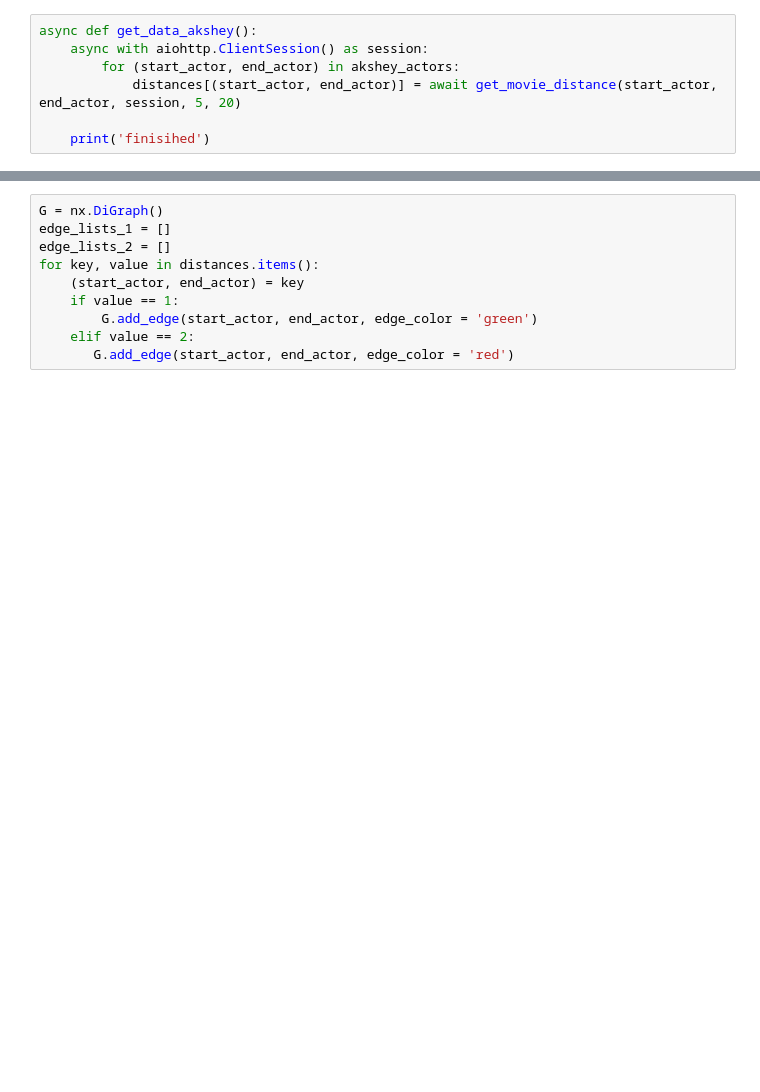
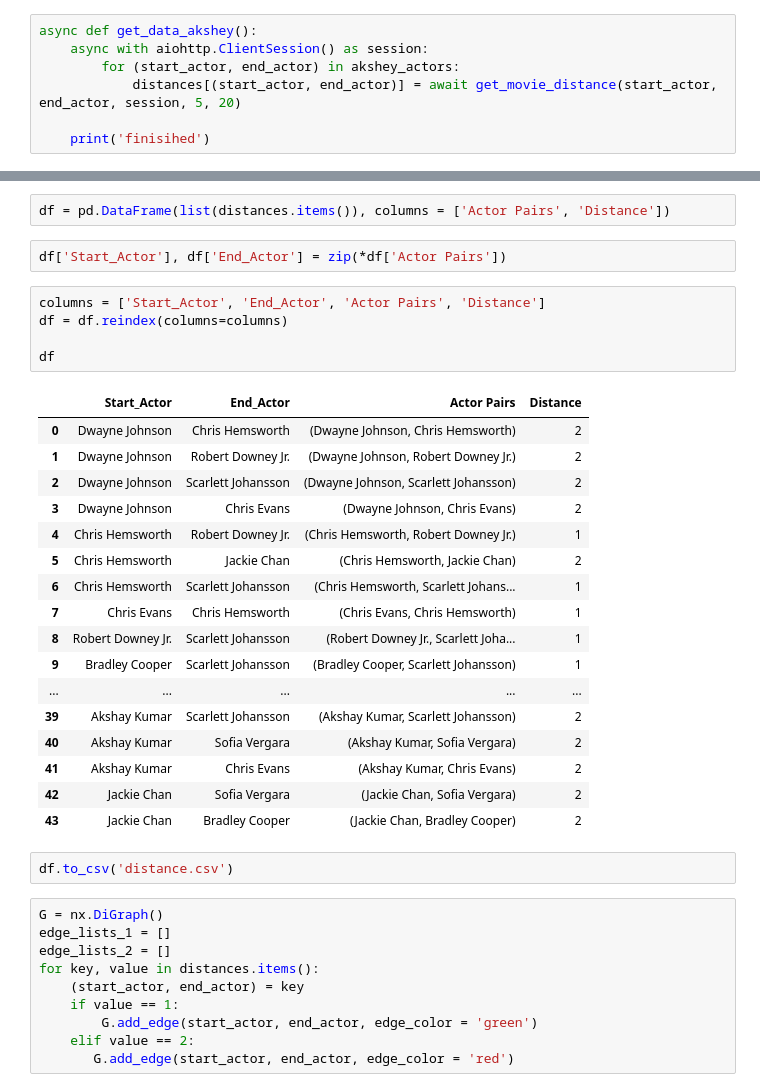
Before and after one commit to Karansaluja/pandas_notebooks, a Jupyter notebook: data_scraping/workout.ipynb, the cells around one changed output, grey strips where cells are left out. Drawn from its saved outputs; the diff is of its cells as text; blank space fills up the shorter version.

```diff
--- a/data_scraping/workout.ipynb
+++ b/data_scraping/workout.ipynb
@@ -287,3 +294,32 @@ distances = {('Dwayne Johnson', 'Chris Hemsworth'): 2,
+# %%
+df = pd.DataFrame(list(distances.items()), columns = ['Actor Pairs', 'Distance'])
+# %%
+df['Start_Actor'], df['End_Actor'] = zip(*df['Actor Pairs'])
+# %%
+columns = ['Start_Actor', 'End_Actor', 'Actor Pairs', 'Distance']
+df = df.reindex(columns=columns)
+
+df
+# %% [output]
+|  | Start_Actor | End_Actor | Actor Pairs | Distance |
+| 0 | Dwayne Johnson | Chris Hemsworth | (Dwayne Johnson, Chris Hemsworth) | 2 |
+| 1 | Dwayne Johnson | Robert Downey Jr. | (Dwayne Johnson, Robert Downey Jr.) | 2 |
+| 2 | Dwayne Johnson | Scarlett Johansson | (Dwayne Johnson, Scarlett Johansson) | 2 |
+| 3 | Dwayne Johnson | Chris Evans | (Dwayne Johnson, Chris Evans) | 2 |
+| 4 | Chris Hemsworth | Robert Downey Jr. | (Chris Hemsworth, Robert Downey Jr.) | 1 |
+| 5 | Chris Hemsworth | Jackie Chan | (Chris Hemsworth, Jackie Chan) | 2 |
+| 6 | Chris Hemsworth | Scarlett Johansson | (Chris Hemsworth, Scarlett Johans... | 1 |
+| 7 | Chris Evans | Chris Hemsworth | (Chris Evans, Chris Hemsworth) | 1 |
+| 8 | Robert Downey Jr. | Scarlett Johansson | (Robert Downey Jr., Scarlett Joha... | 1 |
+| 9 | Bradley Cooper | Scarlett Johansson | (Bradley Cooper, Scarlett Johansson) | 1 |
+| ... | ... | ... | ... | ... |
+| 39 | Akshay Kumar | Scarlett Johansson | (Akshay Kumar, Scarlett Johansson) | 2 |
+| 40 | Akshay Kumar | Sofia Vergara | (Akshay Kumar, Sofia Vergara) | 2 |
+| 41 | Akshay Kumar | Chris Evans | (Akshay Kumar, Chris Evans) | 2 |
+| 42 | Jackie Chan | Sofia Vergara | (Jackie Chan, Sofia Vergara) | 2 |
+| 43 | Jackie Chan | Bradley Cooper | (Jackie Chan, Bradley Cooper) | 2 |
+# %%
+df.to_csv('distance.csv')
 # %%
 G = nx.DiGraph()
 edge_lists_1 = []
```
Also changed, not shown: parts of 3 cells of this notebook, 14 other files.
